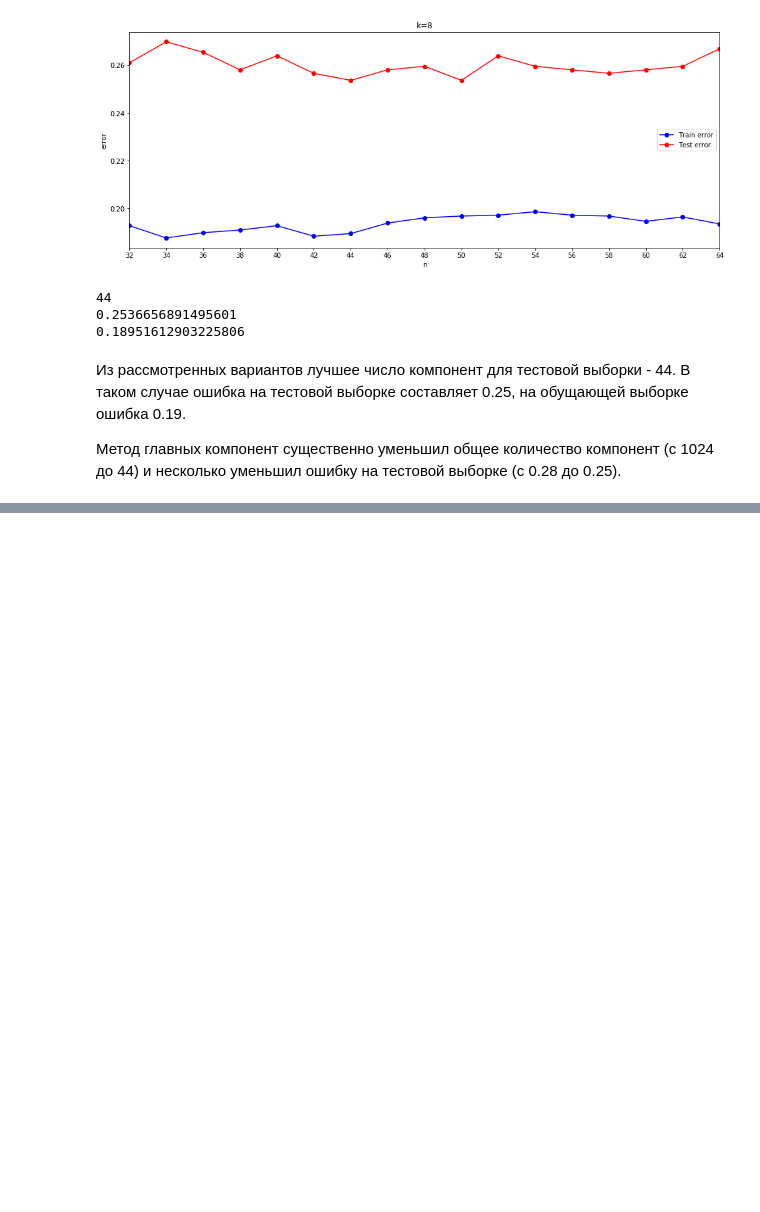
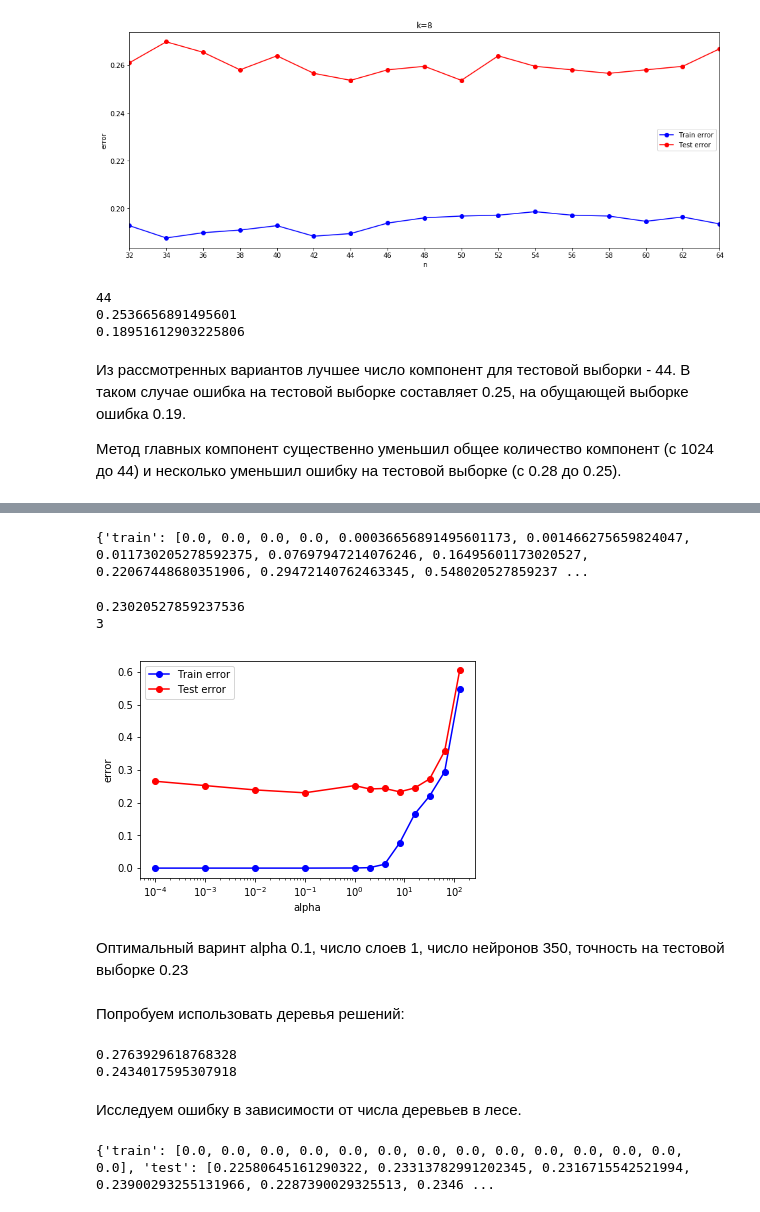
Before and after one commit to AleksandrPanov/character_recognition, a Jupyter notebook: hw.ipynb, the cells around one changed output, grey strips where cells are left out. Cells and saved outputs as stored; diff of their text form; code cells hidden in the pictures; blank space fills up the shorter version.

```diff
--- a/hw.ipynb
+++ b/hw.ipynb
@@ -402,0 +422,7 @@ print(list_err_train[6])
+# %%
+mlp = MLPClassifier(hidden_layer_sizes = (128,128), alpha = 0.1, solver = 'lbfgs', activation = 'logistic', random_state = 42)
+mlp.fit(X_train, y_train)
+mlp.fit(X_train, y_train)
+y_train_predict_mlp = mlp.predict(X_train)
+err_train_mlp = np.mean(y_train != y_train_predict_mlp)
+print(err_train_mlp)
@@ -402,0 +514,34 @@ print(list_err_train[6])
+# %%
+alpha = [0.0001, 0.001, 0.01, 0.1, 1.0, 2.0, 4.0, 8.0, 16.0, 32.0, 64.0, 128.0]
+error_a = {'train':[], 'test':[]}
+
+for a1 in alpha:
+    mlp = MLPClassifier(alpha=a1, hidden_layer_sizes = (350,), solver = 'lbfgs', activation = 'logistic', random_state = 42)
+    mlp.fit(X_train, y_train)
+
+    y_train_predict_mlp = mlp.predict(X_train)
+    y_test_predict_mlp = mlp.predict(X_test)
+
+    error_a['train'].append(np.mean(y_train != y_train_predict_mlp))
+    error_a['test'].append(np.mean(y_test != y_test_predict_mlp))
+print(error_a)
+# %% [output]
+{'train': [0.0, 0.0, 0.0, 0.0, 0.00036656891495601173, 0.001466275659824047, 0.011730205278592375, 0.07697947214076246, 0.16495601173020527, 0.22067448680351906, 0.29472140762463345, 0.548020527859237 ...
+# %%
+print(min(error_a['test']))
+print(error_a['test'].index(min(error_w['test'])))
+
+plt.semilogx(alpha, error_a['train'], '-ob', label="Train error")
+plt.semilogx(alpha, error_a['test'], '-or', label="Test error")
+plt.xlabel('alpha')
+plt.ylabel('error')
+plt.legend()
+plt.show()
+# %% [output]
+0.23020527859237536
+3
+[figure, added]
+# %% [markdown]
+Оптимальный варинт alpha 0.1, число слоев 1, число нейронов 350, точность на тестовой выборке 0.23
+# %% [markdown]
+Попробуем использовать деревья решений:
@@ -402,0 +550,32 @@ print(list_err_train[6])
+# %%
+rf = RandomForestClassifier(n_estimators = 100, oob_score=True)
+rf.fit(X_train, y_train)
+print(1 - rf.oob_score_)
+
+
+y_test_predict_rf = rf.predict(X_test)
+err_test_rf = np.mean(y_test != y_test_predict_rf)
+print(err_test_rf)
+# %% [output]
+0.2763929618768328
+0.2434017595307918
+# %% [markdown]
+Исследуем ошибку в зависимости от числа деревьев в лесе.
+# %%
+n_trees = np.arange(100, 1500, 100)
+
+error_t = {'train':[], 'test':[], 'oob':[]}
+
+for n in n_trees:
+    rf = RandomForestClassifier(n_estimators = n, oob_score=True)
+    rf.fit(X_train, y_train)
+
+    y_train_predict_rf = rf.predict(X_train)
+    y_test_predict_rf = rf.predict(X_test)
+
+    error_t['train'].append(np.mean(y_train != y_train_predict_rf))
+    error_t['test'].append(np.mean(y_test != y_test_predict_rf))
+    error_t['oob'].append(1 - rf.oob_score_)
+print(error_t)
+# %% [output]
+{'train': [0.0, 0.0, 0.0, 0.0, 0.0, 0.0, 0.0, 0.0, 0.0, 0.0, 0.0, 0.0, 0.0, 0.0], 'test': [0.22580645161290322, 0.23313782991202345, 0.2316715542521994, 0.23900293255131966, 0.2287390029325513, 0.2346 ...
```
Also changed, not shown: parts of 26 cells of this notebook.
